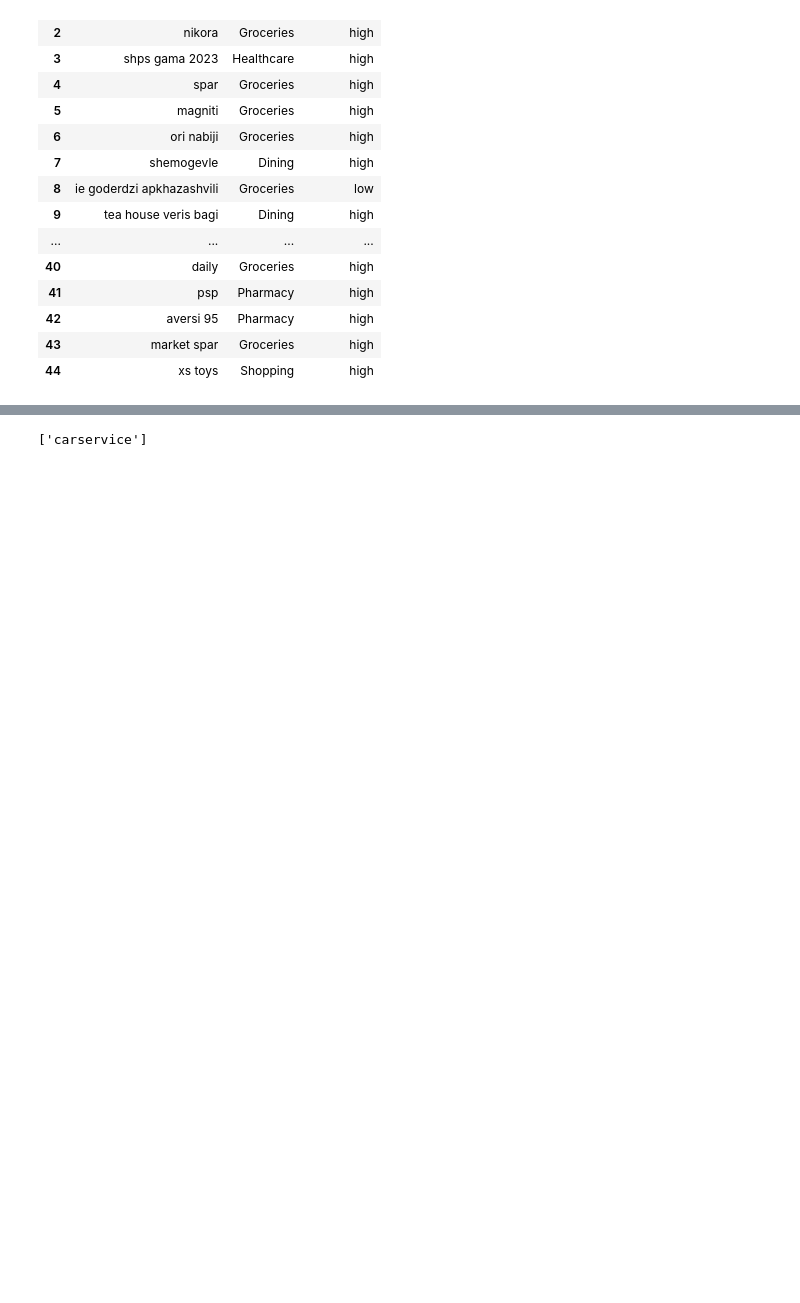
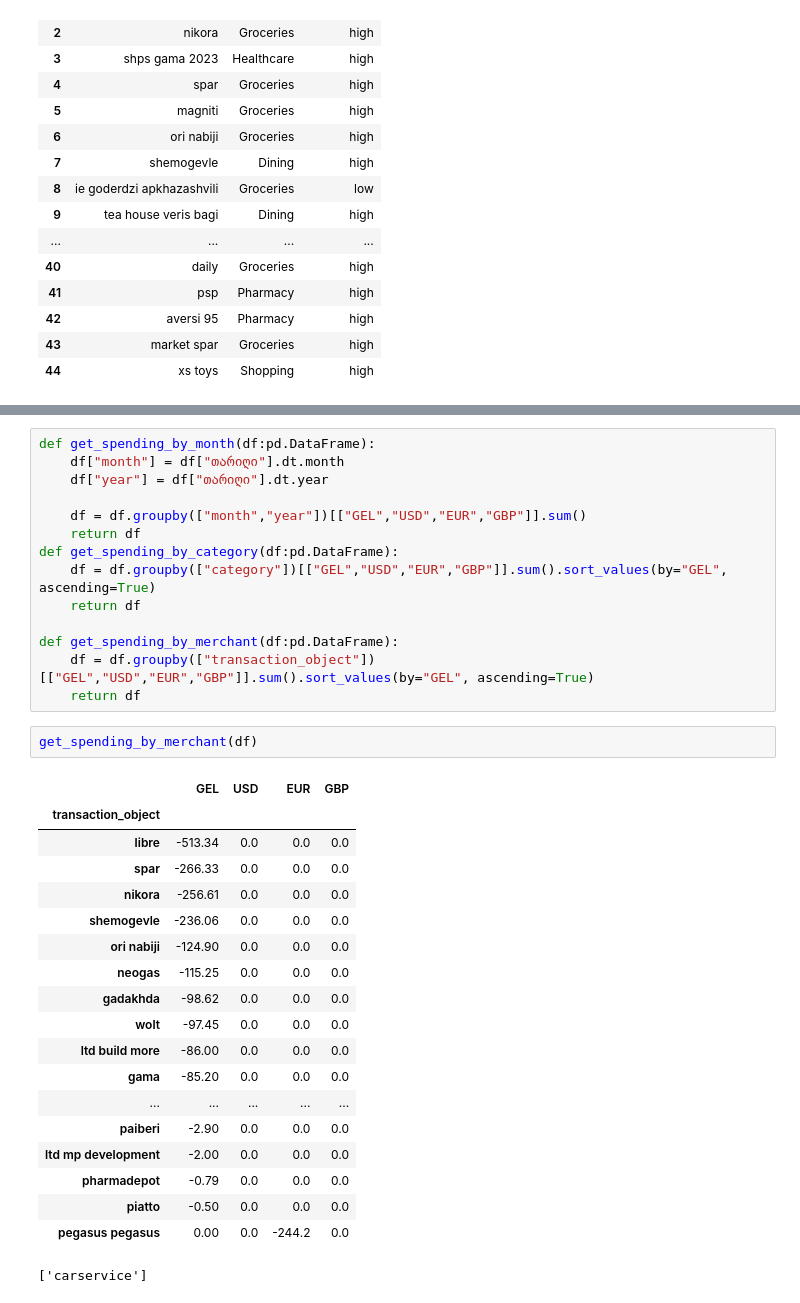
Before and after one commit to SabaGuledani/financeAI, a Jupyter notebook: ml/experiments/dashboards.ipynb, the cells around one changed output, grey strips where cells are left out. Drawn from its saved outputs; the diff is of its cells as text; blank space fills up the shorter version.

```diff
--- a/ml/experiments/dashboards.ipynb
+++ b/ml/experiments/dashboards.ipynb
@@ -76,4 +96,39 @@ df
 262 rows × 8 columns
+# %%
+def get_spending_by_month(df:pd.DataFrame):
+    df["month"] = df["თარიღი"].dt.month
+    df["year"] = df["თარიღი"].dt.year
+
+    df = df.groupby(["month","year"])[["GEL","USD","EUR","GBP"]].sum()
+    return df
+def get_spending_by_category(df:pd.DataFrame):
+    df = df.groupby(["category"])[["GEL","USD","EUR","GBP"]].sum().sort_values(by="GEL", ascending=True)
+    return df
+
+def get_spending_by_merchant(df:pd.DataFrame):
+    df = df.groupby(["transaction_object"])[["GEL","USD","EUR","GBP"]].sum().sort_values(by="GEL", ascending=True)
+    return df
+# %%
+get_spending_by_merchant(df)
+# %% [output]
+|  | GEL | USD | EUR | GBP |
+| transaction_object |  |  |  |  |
+| libre | -513.34 | 0.0 | 0.0 | 0.0 |
+| spar | -266.33 | 0.0 | 0.0 | 0.0 |
+| nikora | -256.61 | 0.0 | 0.0 | 0.0 |
+| shemogevle | -236.06 | 0.0 | 0.0 | 0.0 |
+| ori nabiji | -124.90 | 0.0 | 0.0 | 0.0 |
+| neogas | -115.25 | 0.0 | 0.0 | 0.0 |
+| gadakhda | -98.62 | 0.0 | 0.0 | 0.0 |
+| wolt | -97.45 | 0.0 | 0.0 | 0.0 |
+| ltd build more | -86.00 | 0.0 | 0.0 | 0.0 |
+| gama | -85.20 | 0.0 | 0.0 | 0.0 |
+| ... | ... | ... | ... | ... |
+| paiberi | -2.90 | 0.0 | 0.0 | 0.0 |
+| ltd mp development | -2.00 | 0.0 | 0.0 | 0.0 |
+| pharmadepot | -0.79 | 0.0 | 0.0 | 0.0 |
+| piatto | -0.50 | 0.0 | 0.0 | 0.0 |
+| pegasus pegasus | 0.00 | 0.0 | -244.2 | 0.0 |
 # %%
 # %% [output]
 ['carservice']
```
Also changed, not shown: parts of 3 cells of this notebook.
